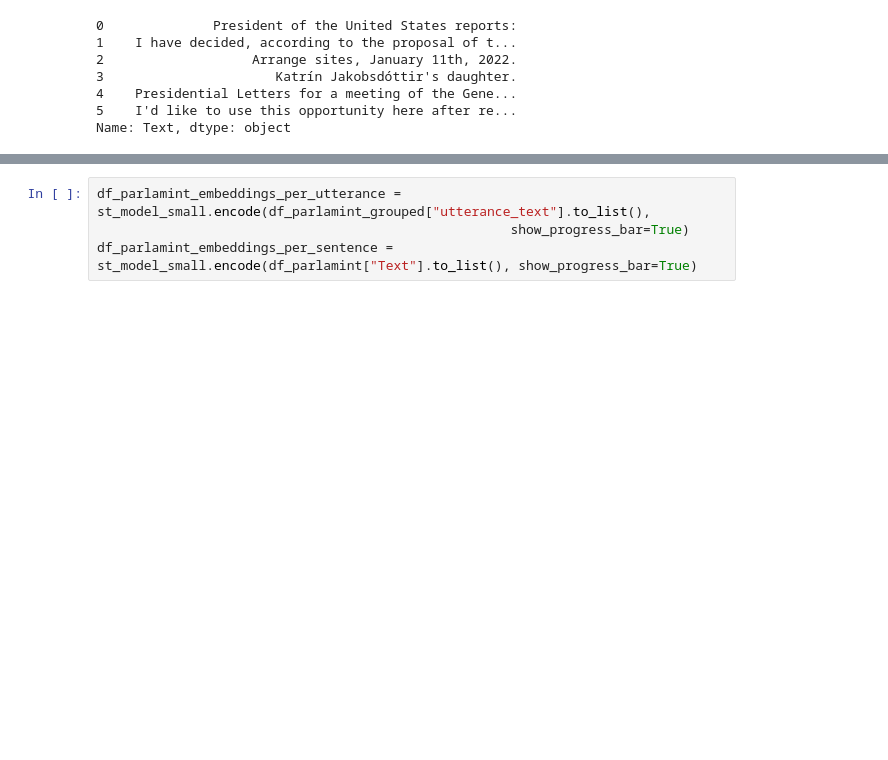
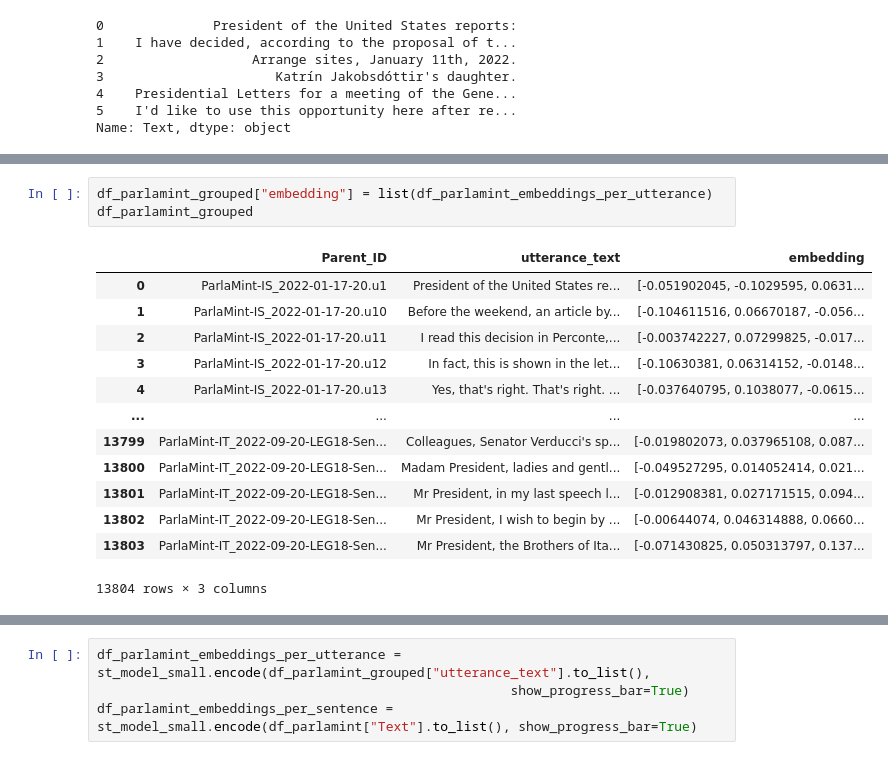
Before and after one commit to DHGraz/clariah2025-dse-ml, a Jupyter notebook: src/processing_embeddings.ipynb, the cells around one changed output, grey strips where cells are left out. Saved outputs shown, nothing was run; the diff lists cells and outputs as text; blank space fills up the shorter version.

```diff
--- a/src/processing_embeddings.ipynb
+++ b/src/processing_embeddings.ipynb
@@ -75,0 +222,17 @@ Init 'CountVectorizerEmbedder'
+# %%
+df_parlamint_grouped["embedding"] = list(df_parlamint_embeddings_per_utterance)
+df_parlamint_grouped
+# %% [output]
+|  | Parent_ID | utterance_text | embedding |
+| 0 | ParlaMint-IS_2022-01-17-20.u1 | President of the United States re... | [-0.051902045, -0.1029595, 0.0631... |
+| 1 | ParlaMint-IS_2022-01-17-20.u10 | Before the weekend, an article by... | [-0.104611516, 0.06670187, -0.056... |
+| 2 | ParlaMint-IS_2022-01-17-20.u11 | I read this decision in Perconte,... | [-0.003742227, 0.07299825, -0.017... |
+| 3 | ParlaMint-IS_2022-01-17-20.u12 | In fact, this is shown in the let... | [-0.10630381, 0.06314152, -0.0148... |
+| 4 | ParlaMint-IS_2022-01-17-20.u13 | Yes, that's right. That's right. ... | [-0.037640795, 0.1038077, -0.0615... |
+| ... | ... | ... | ... |
+| 13799 | ParlaMint-IT_2022-09-20-LEG18-Sen... | Colleagues, Senator Verducci's sp... | [-0.019802073, 0.037965108, 0.087... |
+| 13800 | ParlaMint-IT_2022-09-20-LEG18-Sen... | Madam President, ladies and gentl... | [-0.049527295, 0.014052414, 0.021... |
+| 13801 | ParlaMint-IT_2022-09-20-LEG18-Sen... | Mr President, in my last speech l... | [-0.012908381, 0.027171515, 0.094... |
+| 13802 | ParlaMint-IT_2022-09-20-LEG18-Sen... | Mr President, I wish to begin by ... | [-0.00644074, 0.046314888, 0.0660... |
+| 13803 | ParlaMint-IT_2022-09-20-LEG18-Sen... | Mr President, the Brothers of Ita... | [-0.071430825, 0.050313797, 0.137... |
+13804 rows × 3 columns
```
Also changed, not shown: parts of 35 cells of this notebook.
